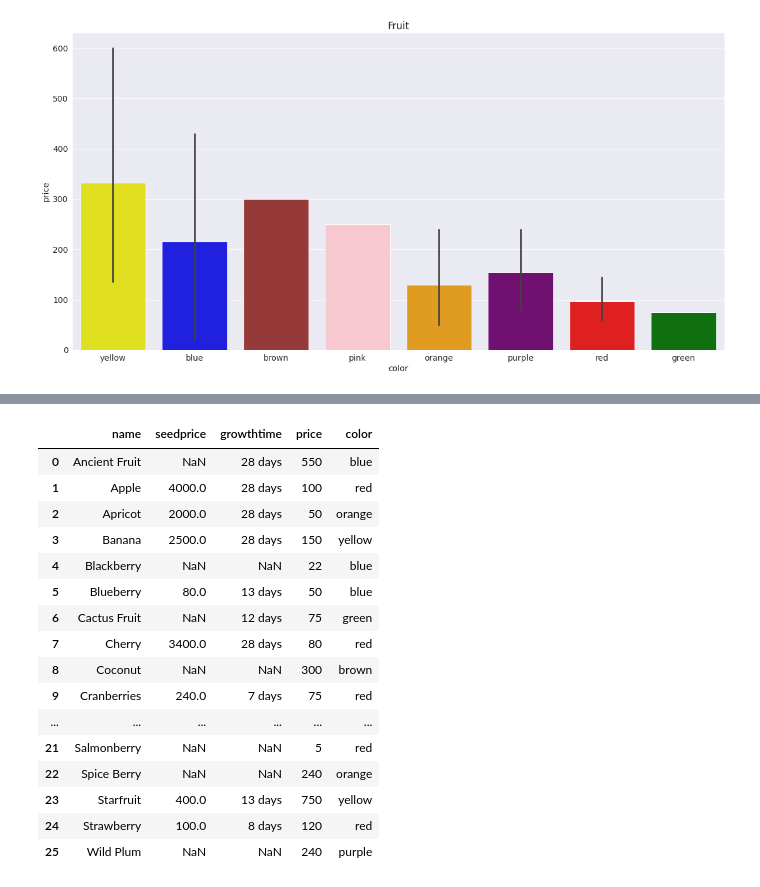
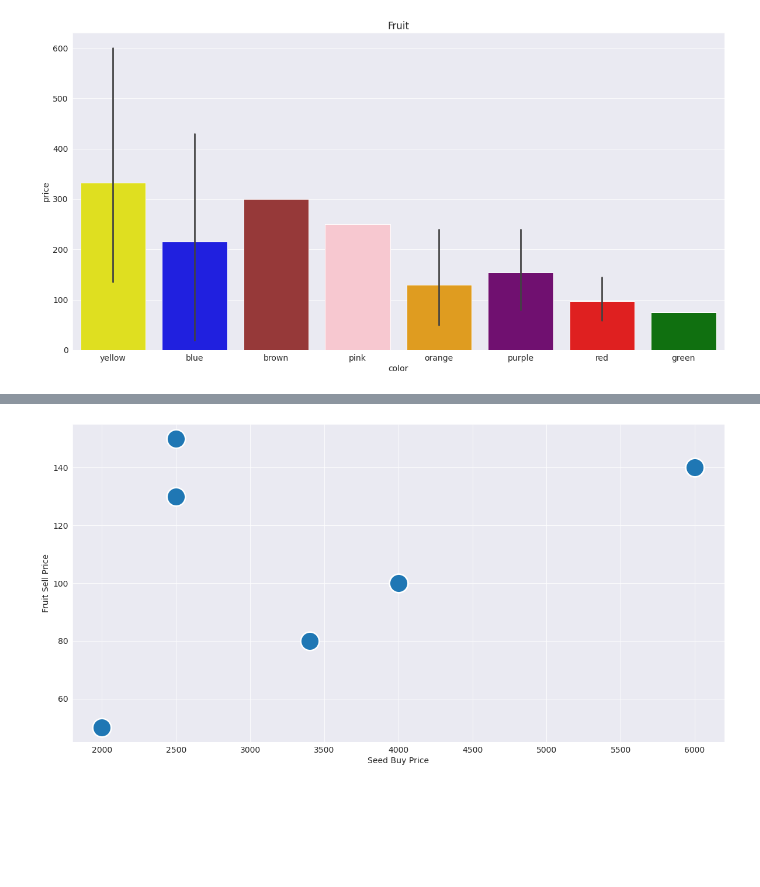
Before and after one commit to fdac23/animal-crossing-economy, a Jupyter notebook: More Graphing.ipynb, the cells around one changed output, grey strips where cells are left out. Cells and saved outputs as stored; diff of their text form; code cells hidden in the pictures; blank space fills up the shorter version.

```diff
--- a/More Graphing.ipynb
+++ b/More Graphing.ipynb
@@ -268,20 +280,21 @@ plt.show()
 # %%
-fruit_df
+sd_trees = fruit_df[fruit_df["growthtime"] == 28]
+sd_trees = sd_trees.rename(sd_palet)
+
+tree_palet = {
+    "4000.0": "red",
+    "2000.0": "orange",
+    "2500.0": "yellow",
+    "3400.0": "red",
+    "2500.0": "yellow",
+    "4000.0": "orange",
+    "6000.0": "red",
+    "6000.0": "purple",
+}
+
+sns.scatterplot(data=sd_trees.dropna(), x="seedprice", y="price", s=1000, palette=tree_palet)
+plt.ylabel("Fruit Sell Price")
+plt.xlabel("Seed Buy Price")
+plt.show()
 # %% [output]
-|  | name | seedprice | growthtime | price | color |
-| 0 | Ancient Fruit | NaN | 28 days | 550 | blue |
-| 1 | Apple | 4000.0 | 28 days | 100 | red |
-| 2 | Apricot | 2000.0 | 28 days | 50 | orange |
-| 3 | Banana | 2500.0 | 28 days | 150 | yellow |
-| 4 | Blackberry | NaN | NaN | 22 | blue |
-| 5 | Blueberry | 80.0 | 13 days | 50 | blue |
-| 6 | Cactus Fruit | NaN | 12 days | 75 | green |
-| 7 | Cherry | 3400.0 | 28 days | 80 | red |
-| 8 | Coconut | NaN | NaN | 300 | brown |
-| 9 | Cranberries | 240.0 | 7 days | 75 | red |
-| ... | ... | ... | ... | ... | ... |
-| 21 | Salmonberry | NaN | NaN | 5 | red |
-| 22 | Spice Berry | NaN | NaN | 240 | orange |
-| 23 | Starfruit | 400.0 | 13 days | 750 | yellow |
-| 24 | Strawberry | 100.0 | 8 days | 120 | red |
-| 25 | Wild Plum | NaN | NaN | 240 | purple |
+[figure, added]
```
Also changed, not shown: parts of 4 cells of this notebook.
